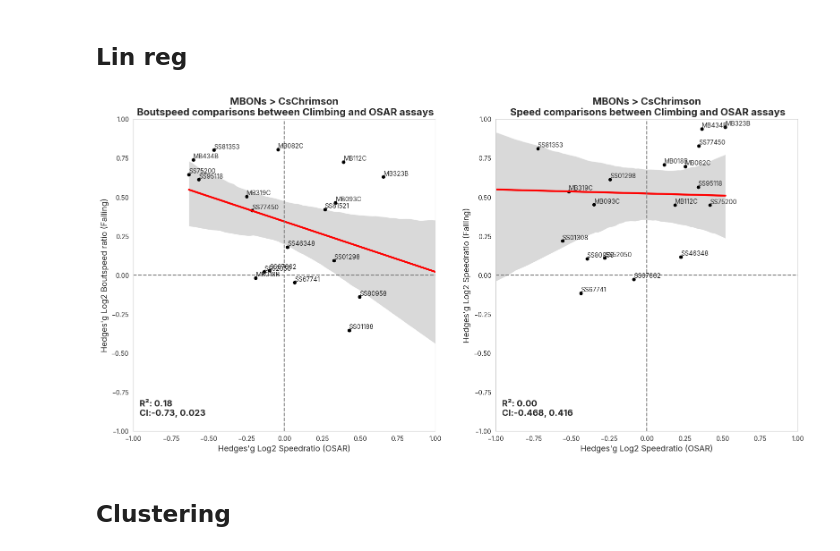
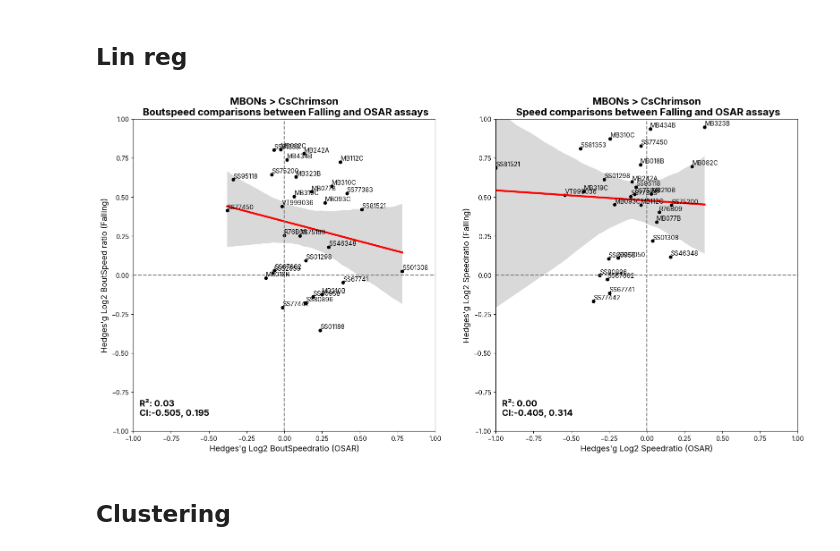
Before and after one commit to lnicole08/OSAR-Nicole-version, a Jupyter notebook: Falling-OSAR classification_2.ipynb, the cells around one changed output. Saved outputs shown, nothing was run; the diff lists cells and outputs as text; code cells hidden in the pictures.

```diff
--- a/Falling-OSAR classification_2.ipynb
+++ b/Falling-OSAR classification_2.ipynb
@@ -303,9 +374,0 @@ dfmultiresponderosar['genotypeandresponder'] = dfmultiresponderosar['MBON'] + "_
-# %%
-dfregtotal= pd.concat([dfreg_ACR, dfreg_Chrimson2], axis = 0).reset_index(drop=True)
-dfosartotal = dfregtotal.loc[:,['genotypeandresponder', 'bspeed_hedgesg', 'speed_hedgesg']]
-
-dfmix = dfmultiresponderosar.merge(dfosartotal, on="genotypeandresponder", how= "inner")
-#dfmix = dfmix.drop(['responder'], axis = 1)
-dfmix = dfmix.sort_values(by = ["genotypeandresponder"])
-
-osarmatchdf = dfmix[~dfmix['MBON'].isin(['R58', 'Th-Gal4'])]
@@ -434,16 +546,18 @@ def omission(df):
 
     return dfomitted.reset_index(drop=True)
 # %%
+totalmetriccomparison = pd.read_excel(specifiedpath + "ACC Lab Dropbox\\ACC Lab\\Nicole Lee\\Data Compilation\\2025 Complete raw values osar falling\\Totalcomparisonofallmetrics.xlsx")
+
 responder = "Chrimson2"
 
 if responder == 'Chrimson2':
     responderrename = "CsChrimson"
-    df_specificmbon = osarmatchdf[osarmatchdf['responder']=="Chrimson2"].sort_values(by = "Δ PI", ascending=True).reset_index(drop=True)
+    df_specificmbon = totalmetriccomparison[totalmetriccomparison['responder']=="Chrimson2"].sort_values(by = "PI_Δg_OSAR", ascending=True).reset_index(drop=True)
     colorline = "#ff0000"
 
 if responder == 'ACR':
     responderrename = "GtACR1"
-    df_specificmbon = osarmatchdf[osarmatchdf['responder']=="ACR"].sort_values(by = "Δ PI", ascending=True).reset_index(drop=True)
+    df_specificmbon = totalmetriccomparison[totalmetriccomparison['responder']=="ACR"].sort_values(by = "PI_Δg_OSAR", ascending=True).reset_index(drop=True)
     colorline = "#14962c"
 # %%
 #only for values above magnitude of 0.2 and no VT999036
@@ -453,24 +567,27 @@ plt.rcParams["font.family"] = "Inter"
 
 figosarplot, axscatter_o = plt.subplots(1, 2, figsize=(16, 8), gridspec_kw={"width_ratios":[1,1]})
 
-df02omitteddf = omission(df_specificmbon)
+
 
 # First subplot
-x_label_1 = "Δ Log2 Pace Ratio"
-y_label_1 = 'bspeed_hedgesg'
+x_label_1 = "Log2 Bout Speed ratio_Δg_OSAR"
+y_label_1 = 'Log2 Bout Speed ratio_Δg_Falling'
+
+#df02omitteddf = omission(df_specificmbon)
+df02omitteddf = df_specificmbon.copy()
 
 sns.regplot(x=x_label_1, y=y_label_1, data=df02omitteddf, ci = 95, scatter = False, line_kws={"color": "black"}, ax=axscatter_o[0]) #ci color
 sns.regplot(x=x_label_1, y=y_label_1, data=df02omitteddf, ci = 0, scatter = False, line_kws={"color": colorline, 'lw': 3}, ax=axscatter_o[0])  #line color
 sns.scatterplot(x=x_label_1, y=y_label_1, data=df02omitteddf, s = 40, color = 'k', ax=axscatter_o[0])
 
-axscatter_o[0].set_xlabel("Hedges'g Log2 Speedratio (OSAR)", fontsize = 13)
-axscatter_o[0].set_ylabel("Hedges'g Log2 Boutspeed ratio (Falling)", fontsize = 13)
+axscatter_o[0].set_xlabel("Hedges'g Log2 BoutSpeedratio (OSAR)", fontsize = 13)
+axscatter_o[0].set_ylabel("Hedges'g Log2 BoutSpeed ratio (Falling)", fontsize = 13)
 axscatter_o[0].grid(False)
 axscatter_o[0].set_ylim([-1, 1])
 axscatter_o[0].set_xlim([-1, 1])
 axscatter_o[0].axvline(0, c=(.5, .5, .5), ls= '--')
 axscatter_o[0].axhline(0, c=(.5, .5, .5), ls= '--')
-axscatter_o[0].set_title("MBONs > " + responderrename + "\n Boutspeed comparisons between Climbing and OSAR assays", weight = "bold", fontfamily = "Inter", fontsize = 16)
+axscatter_o[0].set_title("MBONs > " + responderrename + "\n Boutspeed comparisons between Falling and OSAR assays", weight = "bold", fontfamily = "Inter", fontsize = 16)
 axscatter_o[0].yaxis.set_tick_params(labelbottom=True)
 
 for n, k in enumerate(df02omitteddf['MBON']):
@@ -485,40 +602,40 @@ axscatter_o[0].annotate(f"R²: {(round(pearsonscorrelation_cr2_1[0],3))**2:.2f}"
 
 
 # Second subplot
-x_label_2 = "Δ Log2 Speed Ratio"
-y_label_2 = 'speed_hedgesg'
+x_label_2 = "Log2 Speed ratio_Δg_OSAR"
+y_label_2 = 'Log2 Speed ratio_Δg_Falling'
 
 sns.regplot(x=x_label_2, y=y_label_2, data=df02omitteddf, ci = 95, scatter = False, line_kws={"color": "black"}, ax=axscatter_o[1]) #ci color
 sns.regplot(x=x_label_2, y=y_label_2, data=df02omitteddf, ci = 0, scatter = False, line_kws={"color": colorline, 'lw': 3}, ax=axscatter_o[1]) #linecolor
 sns.scatterplot(x=x_label_2, y=y_label_2, data=df02omitteddf, s = 40, color = 'k', ax=axscatter_o[1])
 
 axscatter_o[1].set_xlabel("Hedges'g Log2 Speedratio (OSAR)", fontsize = 13)
 axscatter_o[1].set_ylabel("Hedges'g Log2 Speedratio (Falling)", fontsize = 13)
 axscatter_o[1].grid(False)
 axscatter_o[1].set_ylim([-1, 1])
 axscatter_o[1].set_xlim([-1, 1])
 axscatter_o[1].axvline(0, c=(.5, .5, .5), ls= '--')
 axscatter_o[1].axhline(0, c=(.5, .5, .5), ls= '--')
-axscatter_o[1].set_title("MBONs > " + responderrename + "\n Speed comparisons between Climbing and OSAR assays", weight = "bold", fontsize = 16)
+axscatter_o[1].set_title("MBONs > " + responderrename + "\n Speed comparisons between Falling and OSAR assays", weight = "bold", fontsize = 16)
 axscatter_o[1].yaxis.set_tick_params(labelbottom=True)
 
 for n, k in enumerate(df02omitteddf['MBON']):
     axscatter_o[1].annotate(k, (df02omitteddf.loc[n,x_label_2], df02omitteddf.loc[n,y_label_2]+0.01), fontsize = 10)
 
 #correlation for second subplot
 pearsonscorrelation_cr2_2 = scipy.stats.pearsonr(df02omitteddf[x_label_2], df02omitteddf[y_label_2]) #correlation instead of linear regression: trying to find the relationship rather than causation
 civallow_cr2_2 = pearsonscorrelation_cr2_2.confidence_interval(confidence_level=0.95)[0]
 civalhigh_cr2_2 = pearsonscorrelation_cr2_2.confidence_interval(confidence_level=0.95)[1]
 axscatter_o[1].annotate(f"R²: {(round(pearsonscorrelation_cr2_2[0],3))**2:.2f}" + "\nCI:" + str(round(civallow_cr2_2,3)) + ", " + str(round(civalhigh_cr2_2,3)), (0.02, 0.05),
                         ha = "left", xycoords = 'axes fraction', weight = "bold", fontsize = 14)
 
 plt.tight_layout()
 plt.subplots_adjust(top = 0.95, wspace=0.2)
 
-plt.savefig(filesavedir + date + "_" + responder + "_linreg.png", dpi = 1200, bbox_inches='tight')
-plt.savefig(filesavedir + date + "_" + responder + "_linreg.svg")
+# plt.savefig(filesavedir + date + "_" + responder + "_linreg.png", dpi = 1200, bbox_inches='tight')
+# plt.savefig(filesavedir + date + "_" + responder + "_linreg.svg")
 # %% [output]
-[figure, old version]
+[figure, new version]
 # %% [markdown]
 ## Clustering
 # %%
```
Also changed, not shown: parts of 20 cells of this notebook, 2 other files.
